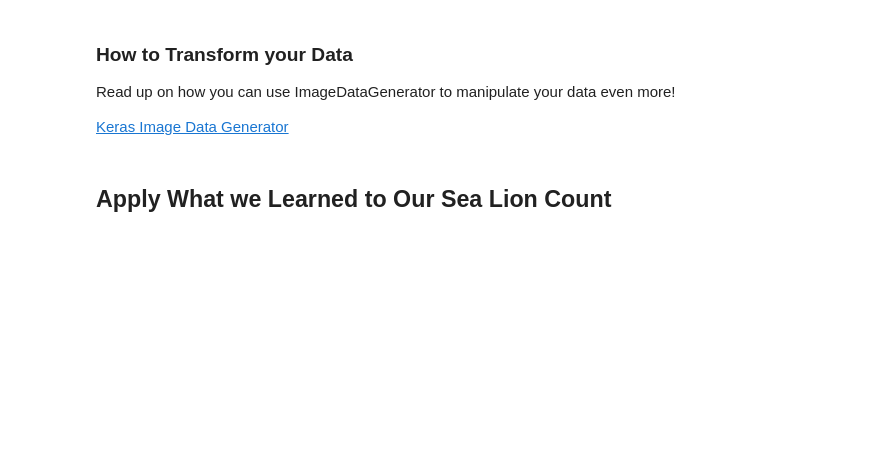
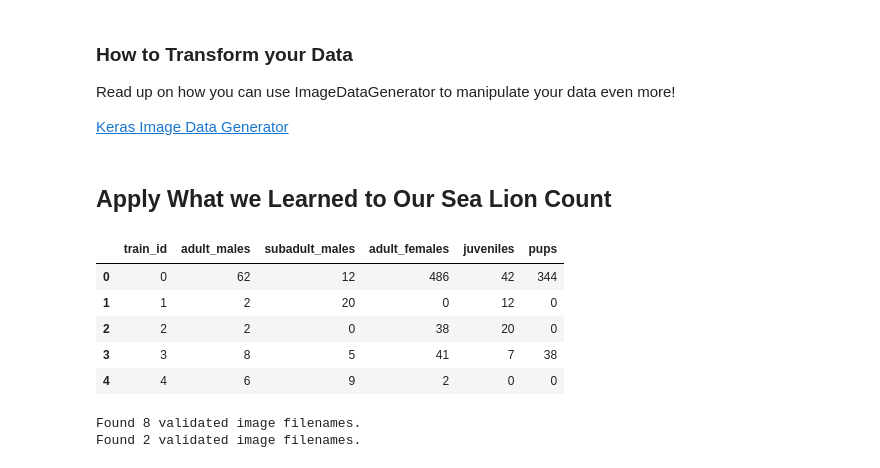
Before and after one commit to beetletrellen1/Neural-Networks-Basics, a Jupyter notebook: CNN_Image_Aug_BLANK.ipynb, the cells around one changed output. Cells and saved outputs as stored; diff of their text form; code cells hidden in the pictures; blank space fills up the shorter version.

```diff
--- a/CNN_Image_Aug_BLANK.ipynb
+++ b/CNN_Image_Aug_BLANK.ipynb
@@ -118,6 +198,16 @@ Read up on how you can use ImageDataGenerator to manipulate your data even more!
 [Keras Image Data Generator](https://keras.io/preprocessing/image/)
 # %% [markdown]
 ## Apply What we Learned to Our Sea Lion Count
+# %%
+train_df = pd.read_csv('./Train/train.csv', dtype=str)
+train_df.head()
+# %% [output]
+|  | train_id | adult_males | subadult_males | adult_females | juveniles | pups |
+| 0 | 0 | 62 | 12 | 486 | 42 | 344 |
+| 1 | 1 | 2 | 20 | 0 | 12 | 0 |
+| 2 | 2 | 2 | 0 | 38 | 20 | 0 |
+| 3 | 3 | 8 | 5 | 41 | 7 | 38 |
+| 4 | 4 | 6 | 9 | 2 | 0 | 0 |
 # %%
 def append_ext(fn):
     return fn + ".jpg"
@@ -125,7 +215,7 @@ def append_ext(fn):
 x_col = 'train_id'
 y_col = ["adult_males", "subadult_males", "adult_females", "juveniles", "pups"]
 
-train_df = pd.read_csv('./TrainSmall2/Train/train.csv', dtype=str)
+train_df = pd.read_csv('./Train/train.csv', dtype=str)
 
 train_df[x_col] = train_df[x_col].apply(append_ext)
 
@@ -134,7 +224,7 @@ datagen = ImageDataGenerator(rescale=1./255., validation_split=0.25)
 
 train_generator = datagen.flow_from_dataframe(
     dataframe=train_df,
-    directory="./TrainSmall2/Train/",
+    directory="./Train/",
     x_col=x_col,
     y_col=y_col,
     subset="training",
@@ -142,11 +232,11 @@ train_generator = datagen.flow_from_dataframe(
     seed=42,
     shuffle=True,
     class_mode="raw",
-    target_size=(64,64))
+    target_size=(64, 64))
 
 valid_generator = datagen.flow_from_dataframe(
     dataframe=train_df,
-    directory="./TrainSmall2/Train/",
+    directory="./Train/",
     x_col=x_col,
     y_col=y_col,
     subset="validation",
@@ -154,7 +244,10 @@ valid_generator = datagen.flow_from_dataframe(
     seed=42,
     shuffle=True,
     class_mode="raw",
-    target_size=(64,64))
+    target_size=(64, 64))
+# %% [output]
+Found 8 validated image filenames.
+Found 2 validated image filenames.
 # %%
 from keras.layers import Dense, Activation, Flatten, Dropout, BatchNormalization
 from keras import regularizers, optimizers
```
Also changed, not shown: parts of 16 cells of this notebook, 2 other files.
